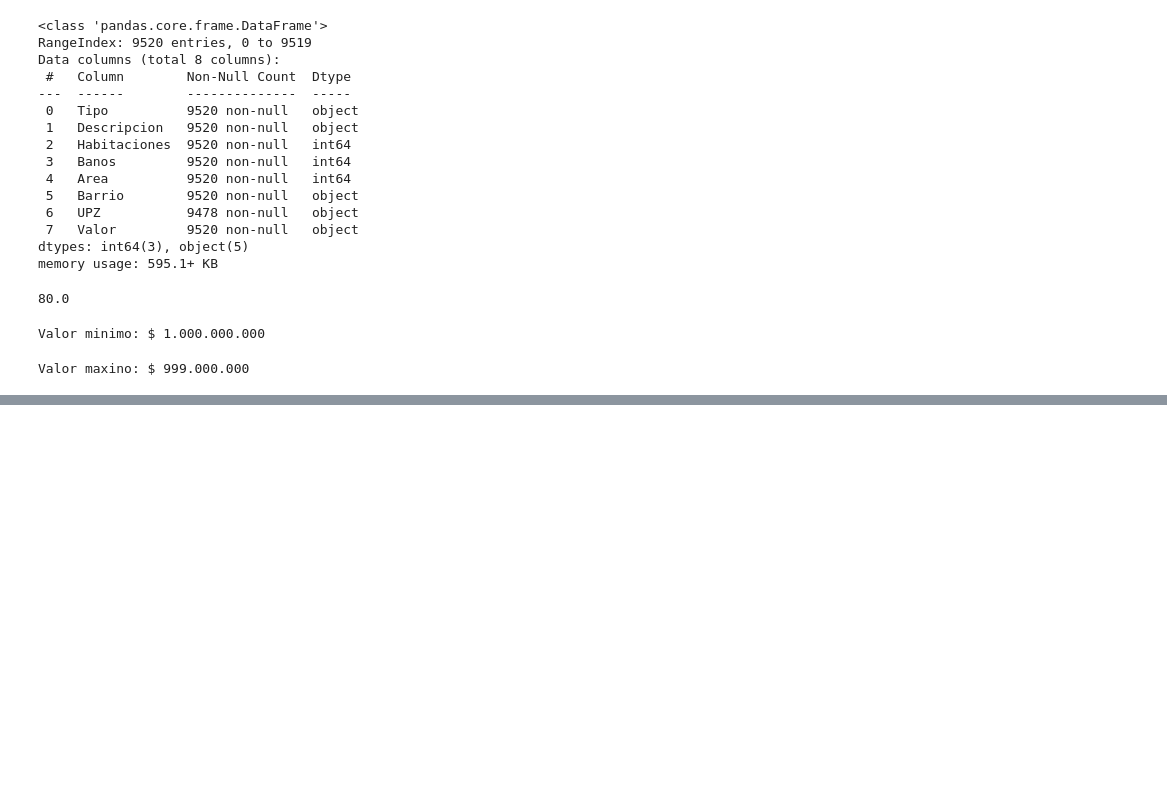
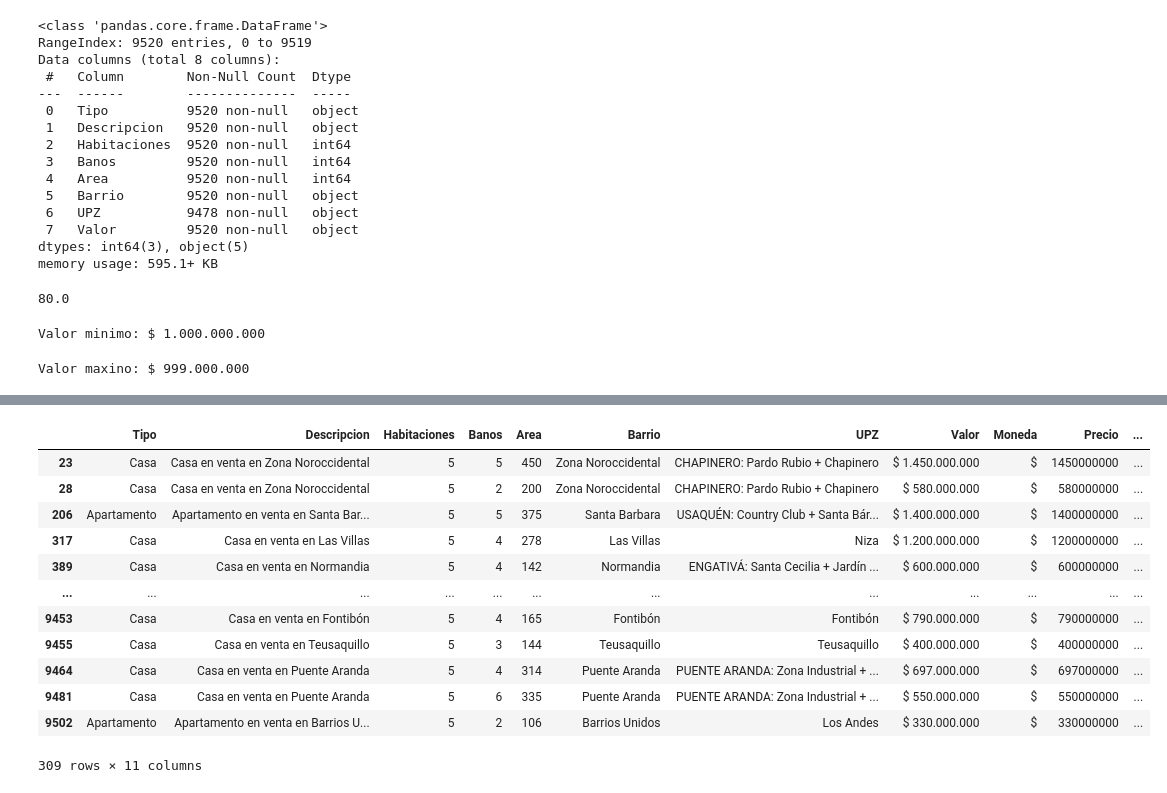
Before and after one commit to jaweropuntano/Inmersion_de_datos, a Jupyter notebook: INMERCION_DATOS_AULA1.ipynb, the cells around one changed output, grey strips where cells are left out. Drawn from its saved outputs; the diff is of its cells as text; code cells hidden in the pictures; blank space fills up the shorter version.

```diff
--- a/INMERCION_DATOS_AULA1.ipynb
+++ b/INMERCION_DATOS_AULA1.ipynb
@@ -204,0 +351,4 @@ Valor maxino: $ 999.000.000
+# %%
+pd.set_option('display.precision',2)
+pd.set_option('display.float_format',lambda x: '%.2f' % x)
+inmuebles.describe()
@@ -204,0 +365,16 @@ Valor maxino: $ 999.000.000
+# %%
+inmuebles.loc[inmuebles.Habitaciones == 5] #busqueda especifica, inmueble con 5 habitaciones
+# %% [output]
+|  | Tipo | Descripcion | Habitaciones | Banos | Area | Barrio | UPZ | Valor | Moneda | Precio | ... |
+| 23 | Casa | Casa en venta en Zona Noroccidental | 5 | 5 | 450 | Zona Noroccidental | CHAPINERO: Pardo Rubio + Chapinero | $ 1.450.000.000 | $ | 1450000000 | ... |
+| 28 | Casa | Casa en venta en Zona Noroccidental | 5 | 2 | 200 | Zona Noroccidental | CHAPINERO: Pardo Rubio + Chapinero | $ 580.000.000 | $ | 580000000 | ... |
+| 206 | Apartamento | Apartamento en venta en Santa Bar... | 5 | 5 | 375 | Santa Barbara | USAQUÉN: Country Club + Santa Bár... | $ 1.400.000.000 | $ | 1400000000 | ... |
+| 317 | Casa | Casa en venta en Las Villas | 5 | 4 | 278 | Las Villas | Niza | $ 1.200.000.000 | $ | 1200000000 | ... |
+| 389 | Casa | Casa en venta en Normandia | 5 | 4 | 142 | Normandia | ENGATIVÁ: Santa Cecilia + Jardín ... | $ 600.000.000 | $ | 600000000 | ... |
+| ... | ... | ... | ... | ... | ... | ... | ... | ... | ... | ... | ... |
+| 9453 | Casa | Casa en venta en Fontibón | 5 | 4 | 165 | Fontibón | Fontibón | $ 790.000.000 | $ | 790000000 | ... |
+| 9455 | Casa | Casa en venta en Teusaquillo | 5 | 3 | 144 | Teusaquillo | Teusaquillo | $ 400.000.000 | $ | 400000000 | ... |
+| 9464 | Casa | Casa en venta en Puente Aranda | 5 | 4 | 314 | Puente Aranda | PUENTE ARANDA: Zona Industrial + ... | $ 697.000.000 | $ | 697000000 | ... |
+| 9481 | Casa | Casa en venta en Puente Aranda | 5 | 6 | 335 | Puente Aranda | PUENTE ARANDA: Zona Industrial + ... | $ 550.000.000 | $ | 550000000 | ... |
+| 9502 | Apartamento | Apartamento en venta en Barrios U... | 5 | 2 | 106 | Barrios Unidos | Los Andes | $ 330.000.000 | $ | 330000000 | ... |
+309 rows × 11 columns
```
Also changed, not shown: parts of 18 cells of this notebook.
